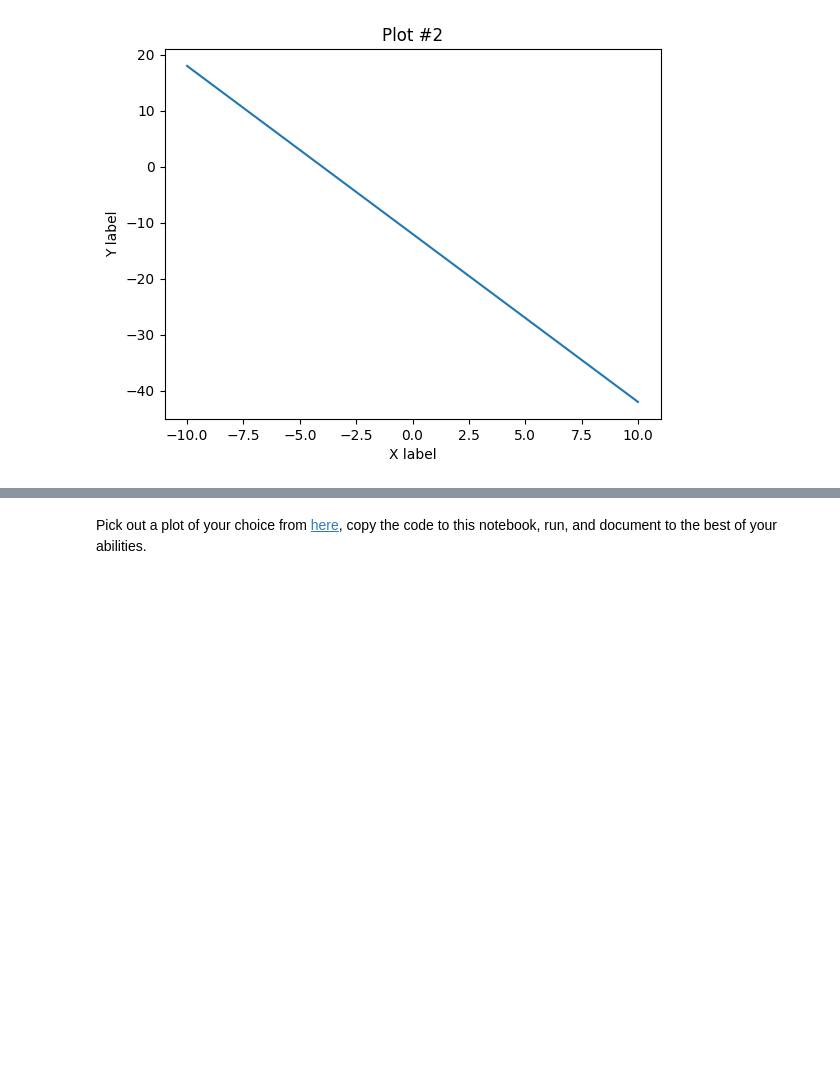
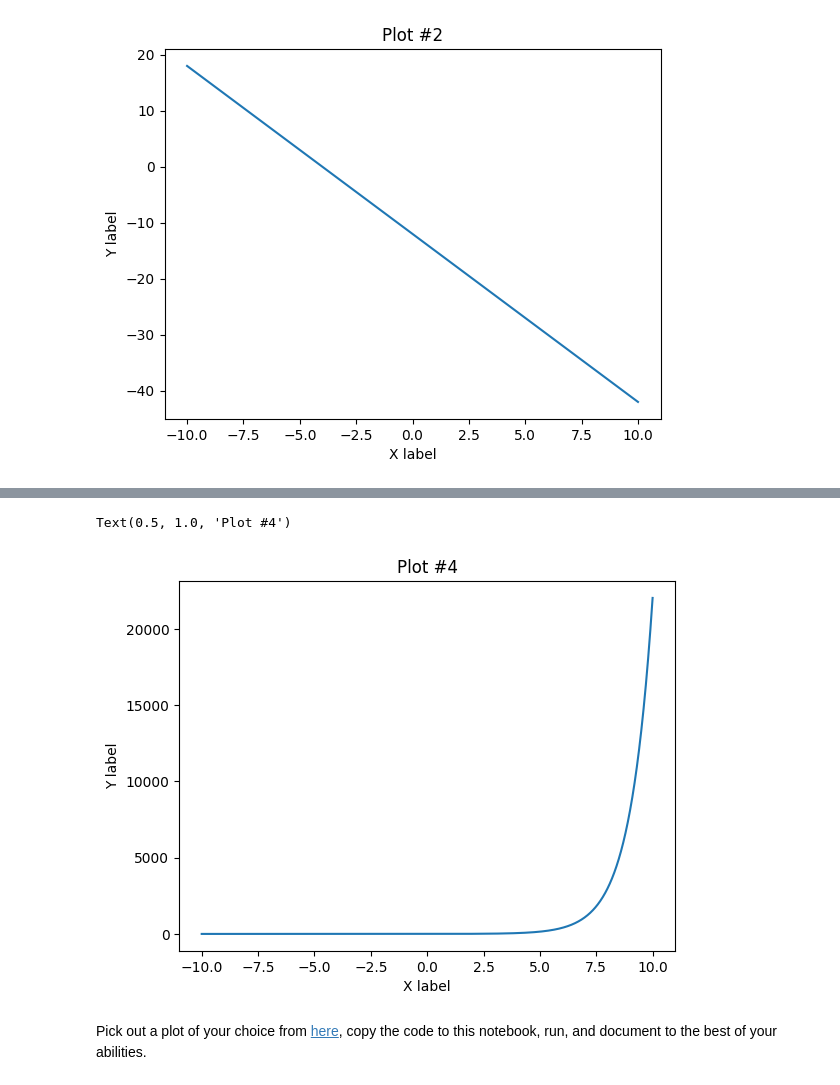
Before and after one commit to AxIS8/ProbNStatsReal, a Jupyter notebook: Hahn_Math_24_Lab_1.ipynb, the cells around one changed output, grey strips where cells are left out. Saved outputs shown, nothing was run; the diff lists cells and outputs as text; code cells hidden in the pictures; blank space fills up the shorter version.

```diff
--- a/Hahn_Math_24_Lab_1.ipynb
+++ b/Hahn_Math_24_Lab_1.ipynb
@@ -220,2 +241,23 @@ Text(0.5, 1.0, 'Plot #2')
+# %%
+#Plot number 4 will be using exp
+
+#importing again just in case this section in ran byitself
+
+import matplotlib.pyplot as plt
+import numpy as np
+
+x = np.linspace(-10,10,2000)
+
+y = np.exp(x)
+
+plt.plot(x, y) #plot function
+
+plt.xlabel('X label')
+plt.ylabel('Y label')
+
+plt.title('Plot #4')
+# %% [output]
+Text(0.5, 1.0, 'Plot #4')
+[figure, added]
 # %% [markdown]
 Pick out a plot of your choice from [here](https://matplotlib.org/stable/gallery/index.html), copy the code to this notebook, run, and document to the best of your abilities.
```
Also changed, not shown: parts of 2 cells of this notebook.
